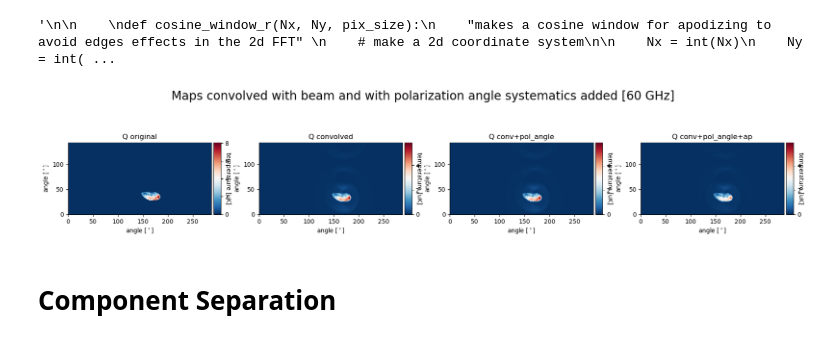
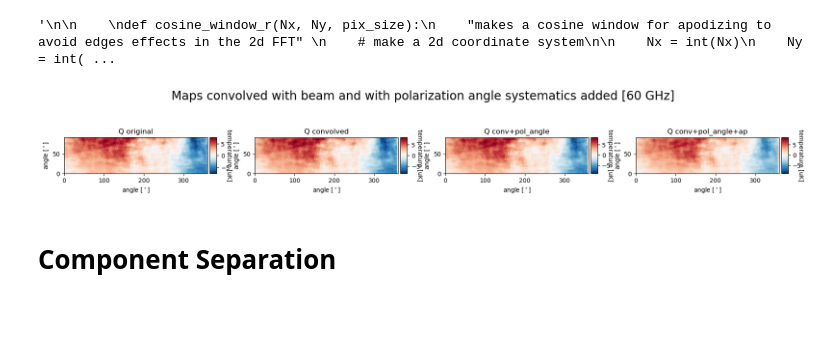
Before and after one commit to racheleguidettii/MastersThesis, a Jupyter notebook: Patch_NEW.ipynb, the cells around one changed output. Drawn from its saved outputs; the diff is of its cells as text; code cells hidden in the pictures; blank space fills up the shorter version.

```diff
--- a/Patch_NEW.ipynb
+++ b/Patch_NEW.ipynb
@@ -78,3 +62,0 @@ hp.mollview(freq_maps[0,0, :], title='T')
-# %%
-# ricreo la mappa per togliere i 4 punti
-freq_maps = get_observation(instrument, sky)
@@ -157,0 +140,7 @@ hp.mollview(I_map40, title='T')
+# %%
+# patch
+RA1 = -60
+RA2 = 60
+dec1 = -70
+dec2 = -40
+idxs, resol = create_rectangular_patch([RA1, RA2], [dec1, dec2], nside)
@@ -158,7 +172,7 @@ hp.mollview(I_map40, title='T')
 # %%
 # creo una copia di una e uso hp.UNSEEN per la visualizzazione
 
-I_map2 = np.array(I_map40)
+I_map2 = np.array(I40)
 
 for i in range(len(I_map2)):
     if I_map2[i] == 0:
@@ -215,5 +305,5 @@ U2d_402   = hp.cartview(U_map402, coord=['G','C'], return_projected_map=True, xs
 # %%
-Ny, Nx = np.shape(I2d_40)
+Ny, Nx = np.shape(maps_2d['mp_hp_I40'])
 print(Nx, Ny)
 
 X_width = Nx * pix_size/60
@@ -456,60 +548,60 @@ Q_polangle_402, U_polangle_402 = polangle_map(Q_conv_real_402, U_conv_real_402,
 ########################################################################################################
 
 # APODIZATION
-window = (cosine_window_r(Nx, Ny, x_range=[-np.pi /3, np.pi /3], y_range=[-np.pi /3, np.pi /3]))
+window = (cosine_window_r(Nx, Ny, x_range=[-np.pi /5, np.pi /5], y_range=[-np.pi /5, np.pi /5]))
 
-Q_ap40 = window * Q_polangle_40
-U_ap40 = window * U_polangle_40
-I_ap40 = window * I_conv_real_40
+Q_ap_40 = window * Q_polangle_40
+U_ap_40 = window * U_polangle_40
+I_ap_40 = window * I_conv_real_40
 
-Q_ap60 = window * Q_polangle_60
-U_ap60 = window * U_polangle_60
-I_ap60 = window * I_conv_real_60
+Q_ap_60 = window * Q_polangle_60
+U_ap_60 = window * U_polangle_60
+I_ap_60 = window * I_conv_real_60
 
-Q_ap78 = window * Q_polangle_78
-U_ap78 = window * U_polangle_78
-I_ap78 = window * I_conv_real_78
+Q_ap_78 = window * Q_polangle_78
+U_ap_78 = window * U_polangle_78
+I_ap_78 = window * I_conv_real_78
 
-Q_ap100 = window * Q_polangle_100
-U_ap100 = window * U_polangle_100
-I_ap100 = window * I_conv_real_100
+Q_ap_100 = window * Q_polangle_100
+U_ap_100 = window * U_polangle_100
+I_ap_100 = window * I_conv_real_100
 
-Q_ap140 = window * Q_polangle_140
-U_ap140 = window * U_polangle_140
-I_ap140 = window * I_conv_real_140
+Q_ap_140 = window * Q_polangle_140
+U_ap_140 = window * U_polangle_140
+I_ap_140 = window * I_conv_real_140
 
-Q_ap195 = window * Q_polangle_195
-U_ap195 = window * U_polangle_195
-I_ap195 = window * I_conv_real_195
+Q_ap_195 = window * Q_polangle_195
+U_ap_195 = window * U_polangle_195
+I_ap_195 = window * I_conv_real_195
 
-Q_ap280 = window * Q_polangle_280
-U_ap280 = window * U_polangle_280
-I_ap280 = window * I_conv_real_280
+Q_ap_280 = window * Q_polangle_280
+U_ap_280 = window * U_polangle_280
+I_ap_280 = window * I_conv_real_280
 
-Q_ap402 = window * Q_polangle_402
-U_ap402 = window * U_polangle_402
-I_ap402 = window * I_conv_real_402
+Q_ap_402 = window * Q_polangle_402
+U_ap_402 = window * U_polangle_402
+I_ap_402 = window * I_conv_real_402
 
 ########################################################################################################
 
 # plot
-Map_to_Plot = [Q2d_40, Q_conv_real_40, Q_polangle_40, Q_ap40]
+Map_to_Plot = [output_vars['mp_hp_Q40'], Q_conv_real_40, Q_polangle_40, Q_ap_40]
 title = ["Q original","Q convolved","Q conv+pol_angle", "Q conv+pol_angle+ap"]
 c_factor_max = [np.max(Map_to_Plot[0]), np.max(Map_to_Plot[1]), np.max(Map_to_Plot[2]), np.max(Map_to_Plot[2])]
 c_factor_min = [np.min(Map_to_Plot[0]), np.min(Map_to_Plot[1]), np.min(Map_to_Plot[2]), np.min(Map_to_Plot[2])]
 
-fig, axs = plt.subplots(1, 4, figsize=(18, 4))
+fig, axs = plt.subplots(1, 4, figsize=(18, 3))
 axs      = axs.flatten()
 for i, (map_data, c_factor_iter_min, c_factor_iter_max) in enumerate(zip(Map_to_Plot, c_factor_min, c_factor_max)):
         Plot_CMB_Map_compact(axs[i], map_data, c_factor_iter_min, c_factor_iter_max, X_width, Y_width)
         axs[i].set_title(title[i])
 
 plt.tight_layout()
 plt.subplots_adjust(wspace=0.25, hspace=0.2, top=0.90)
 plt.suptitle('Maps convolved with beam and with polarization angle systematics added [60 GHz]', fontsize=20)
 #plt.savefig('/Users/guide/Documents/University/TESI/immagini/FullModelPerturbation.png')
 plt.show()
 # %% [output]
-[figure, old version]
+[figure, new version]
 # %% [markdown]
 # Component Separation
```
Also changed, not shown: parts of 61 cells of this notebook.
